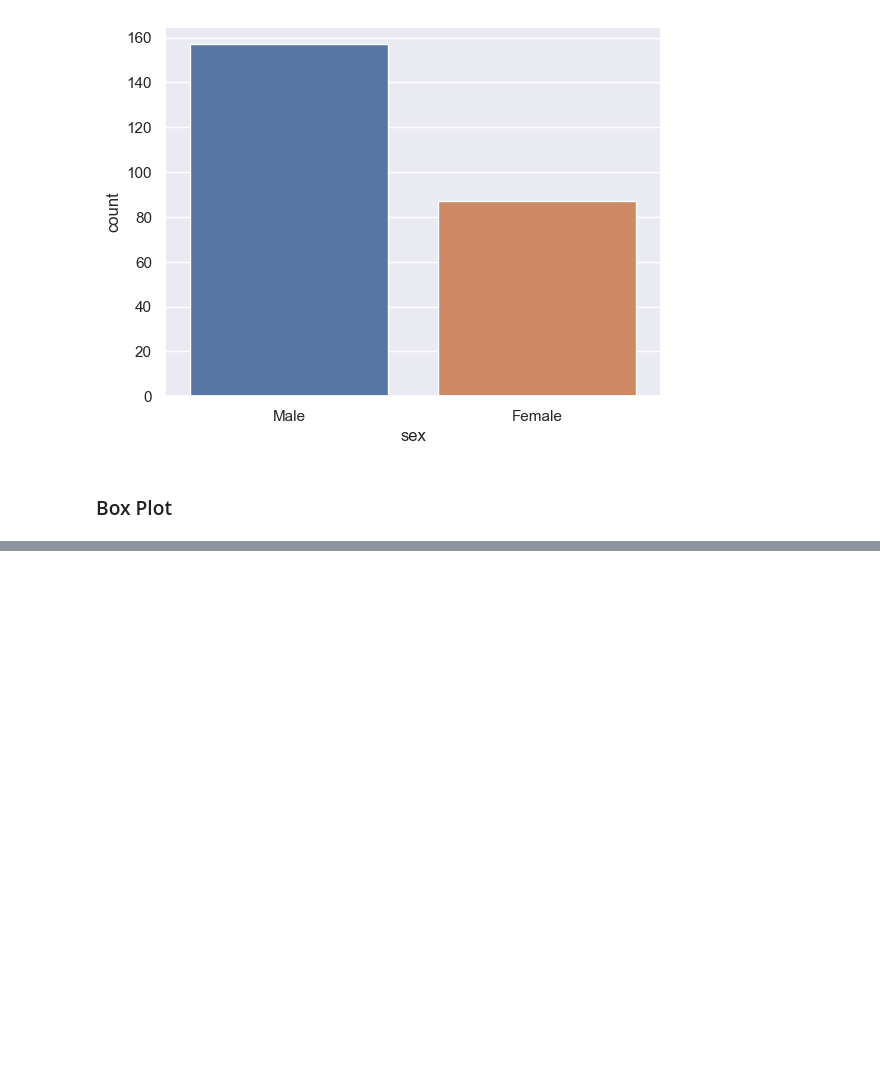
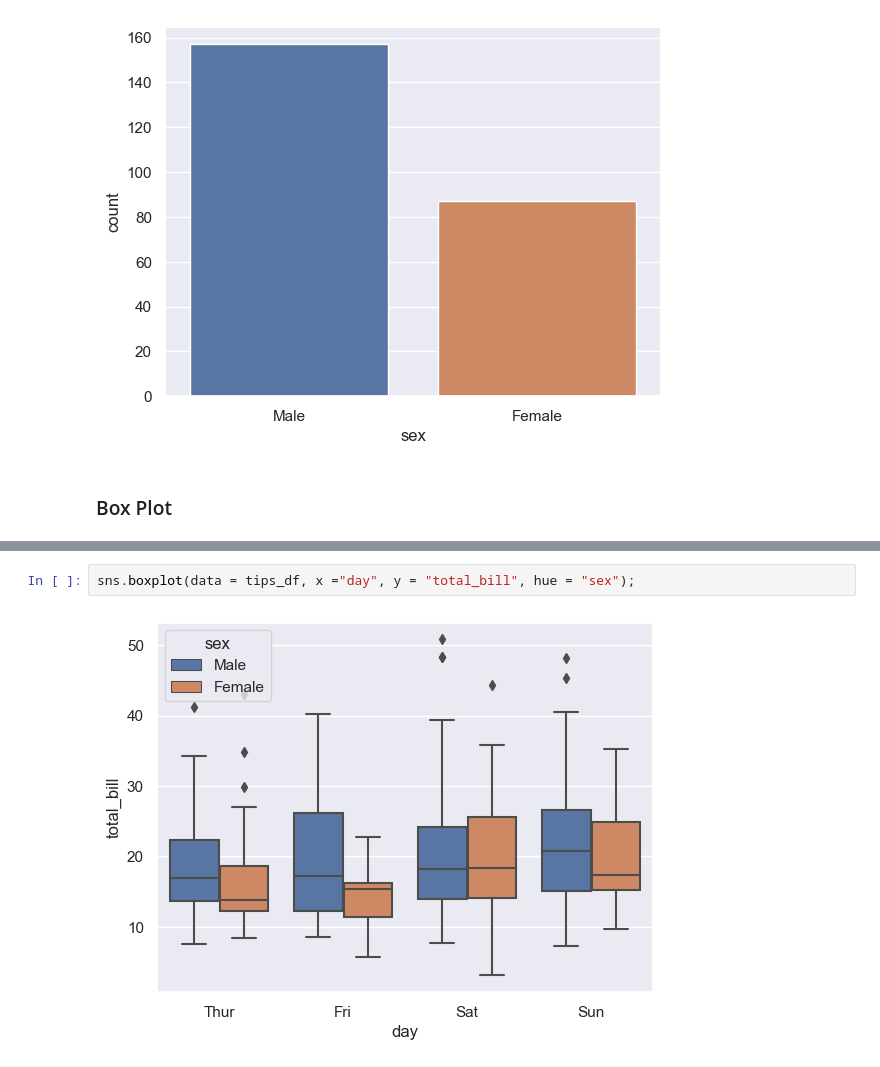
Before and after one commit to Zeann3th/_Data_Science_, a Jupyter notebook: [Data_Science] - Learning_Seaborn.ipynb, the cells around one changed output, grey strips where cells are left out. Saved outputs shown, nothing was run; the diff lists cells and outputs as text; blank space fills up the shorter version.

```diff
--- a/[Data_Science] - Learning_Seaborn.ipynb
+++ b/[Data_Science] - Learning_Seaborn.ipynb
@@ -107,0 +117,4 @@ sns.countplot(data = tips_df, x = "sex");
+# %%
+sns.boxplot(data = tips_df, x ="day", y = "total_bill", hue = "sex");
+# %% [output]
+[figure, added]
```
Also changed, not shown: parts of 1 cell of this notebook.
